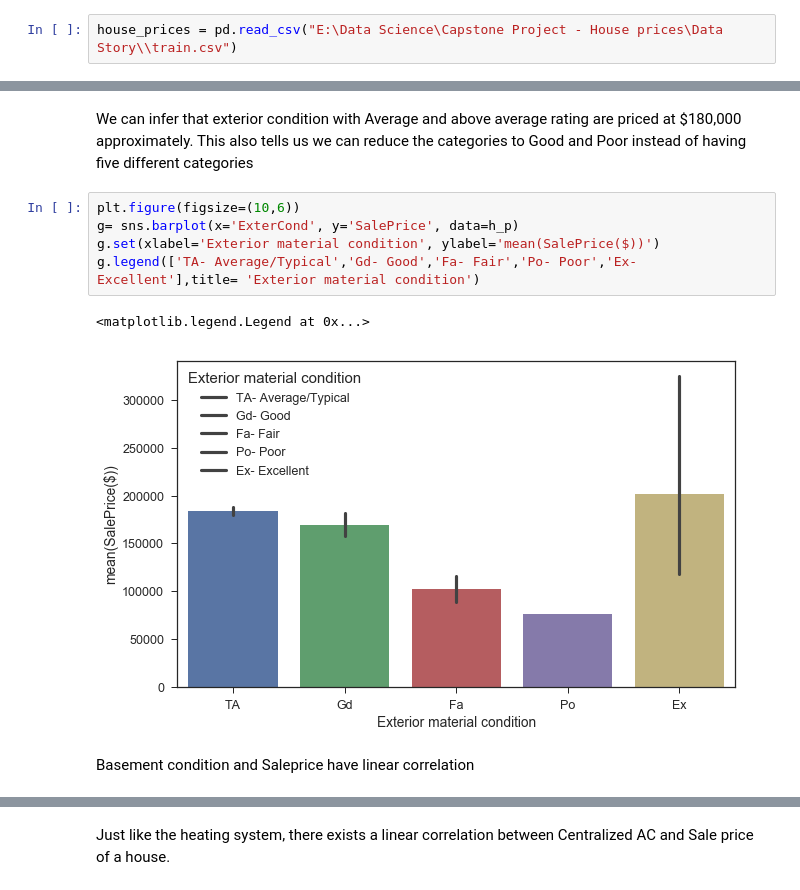
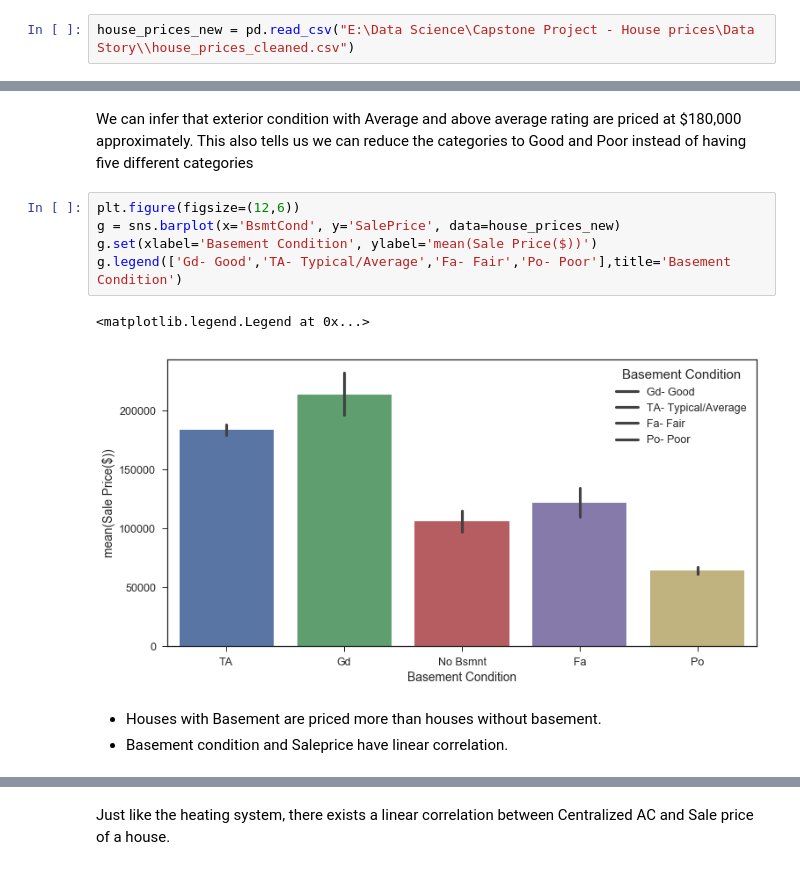
Before and after one commit to NikhilaThota/CapstoneProject_House_Prices_Prediction, a Jupyter notebook: Data_Story.ipynb, the cells around one changed output, grey strips where cells are left out. Drawn from its saved outputs; the diff is of its cells as text.

```diff
--- a/Data_Story.ipynb
+++ b/Data_Story.ipynb
@@ -13,2 +13,2 @@ Read the train.csv file into DataFrame house_prices
 # %%
-house_prices = pd.read_csv("E:\Data Science\Capstone Project - House prices\Data Story\\train.csv")
+house_prices_new = pd.read_csv("E:\Data Science\Capstone Project - House prices\Data Story\\house_prices_cleaned.csv")
@@ -560,13 +536,14 @@ g.legend(['BrkFace- Brick Face','BrkCmn- Brick Common'], title='Masonry veneer t
 # %% [markdown]
 We can infer that exterior condition with Average and above average rating are priced at $180,000 approximately. This also tells us we can reduce the categories to Good and Poor instead of having five different categories
 # %%
-plt.figure(figsize=(10,6))
-g= sns.barplot(x='ExterCond', y='SalePrice', data=h_p)
-g.set(xlabel='Exterior material condition', ylabel='mean(SalePrice($))')
-g.legend(['TA- Average/Typical','Gd- Good','Fa- Fair','Po- Poor','Ex- Excellent'],title= 'Exterior material condition')
+plt.figure(figsize=(12,6))
+g = sns.barplot(x='BsmtCond', y='SalePrice', data=house_prices_new)
+g.set(xlabel='Basement Condition', ylabel='mean(Sale Price($))')
+g.legend(['Gd- Good','TA- Typical/Average','Fa- Fair','Po- Poor'],title='Basement Condition')
 # %% [output]
 <matplotlib.legend.Legend at 0x...>
-[figure, old version]
+[figure, new version]
 # %% [markdown]
-Basement condition and Saleprice have linear correlation
+- Houses with Basement are priced more than houses without basement.
+- Basement condition and Saleprice have linear correlation.
 # %%
```
Also changed, not shown: parts of 151 cells of this notebook.
